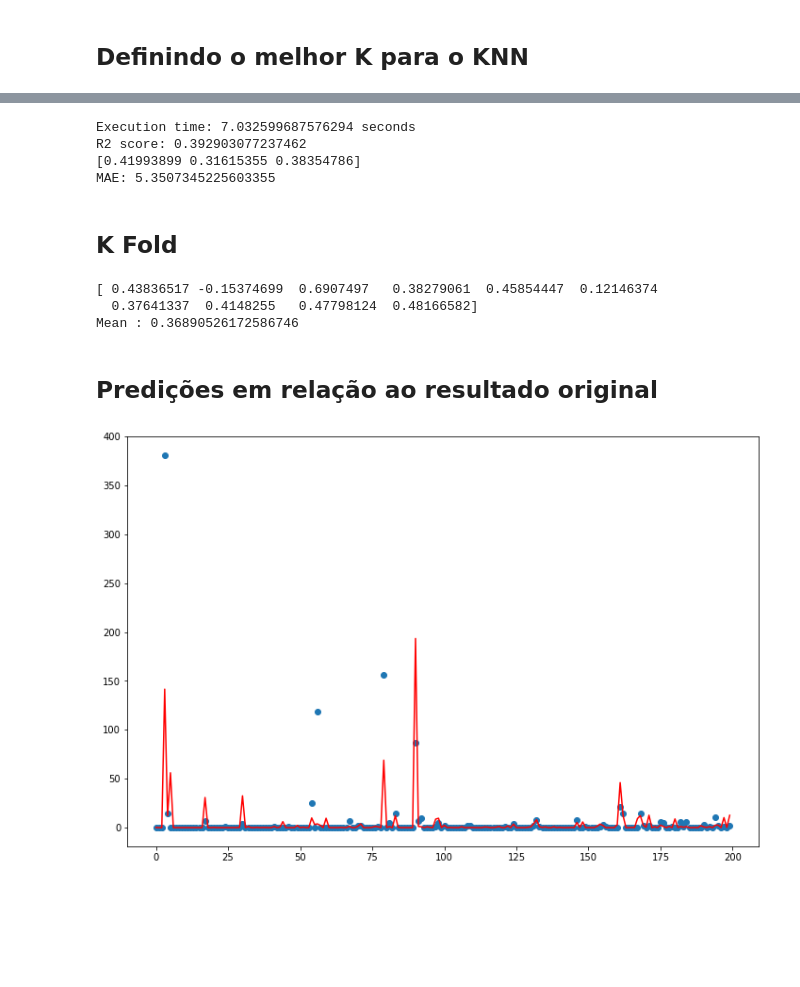
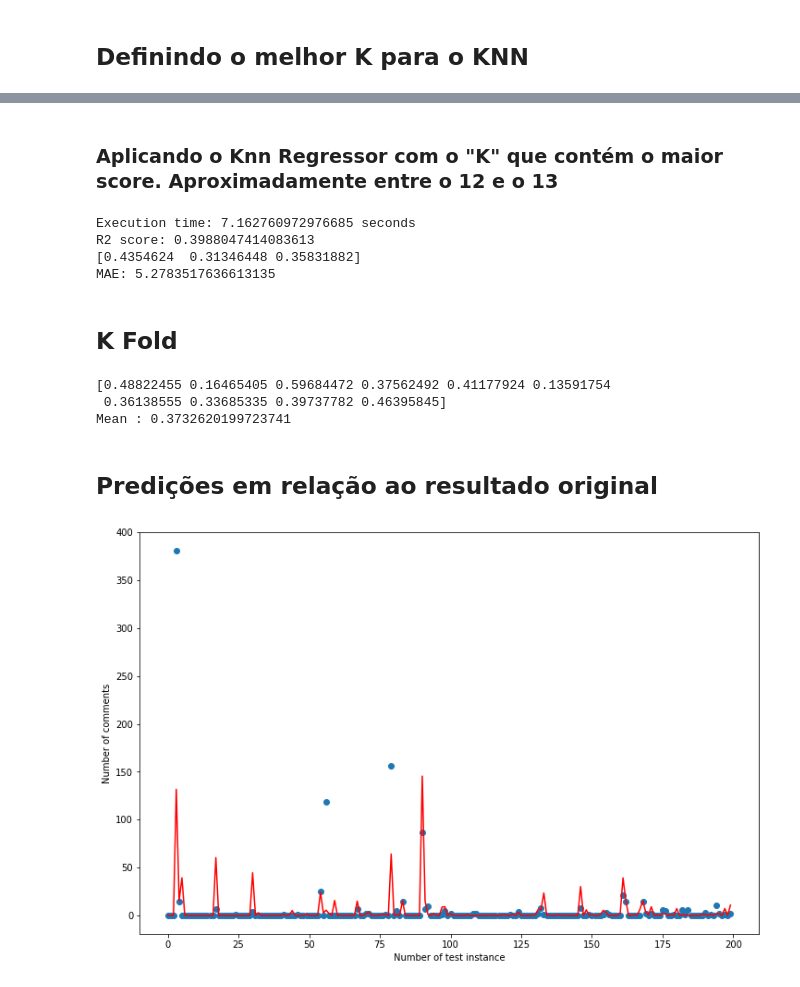
Before and after one commit to Machine-Learning-FGA/BlogFeedback, a Jupyter notebook: models/withextratrees/ExtraTrees + KnnRegressor.ipynb, the cells around one changed output, grey strips where cells are left out. Saved outputs shown, nothing was run; the diff lists cells and outputs as text; code cells hidden in the pictures; blank space fills up the shorter version.

```diff
--- a/models/withextratrees/ExtraTrees + KnnRegressor.ipynb
+++ b/models/withextratrees/ExtraTrees + KnnRegressor.ipynb
@@ -59,3 +74,5 @@ Max of list 0.3800682466924493
+# %% [markdown]
+### Aplicando o Knn Regressor com o "K" que contém o maior score. Aproximadamente entre o 12 e o 13
 # %%
 from sklearn.neighbors import KNeighborsRegressor
 from sklearn.metrics import mean_absolute_error
@@ -64,7 +81,7 @@ import time
 
 init = time.time()
 
-neigh = KNeighborsRegressor(n_neighbors=9)
+neigh = KNeighborsRegressor(n_neighbors=13)
 neigh.fit(x_train, y_train)
 y_pred = neigh.predict(x_test)
 cv = cross_val_score(neigh,x_test, y_test,scoring='r2')
@@ -76,10 +93,10 @@ print('R2 score: {}'.format(neigh_score))
 print(cv)
 print('MAE: {}'.format(mae))
 # %% [output]
-Execution time: 7.032599687576294 seconds
-R2 score: 0.392903077237462
-[0.41993899 0.31615355 0.38354786]
-MAE: 5.3507345225603355
+Execution time: 7.162760972976685 seconds
+R2 score: 0.3988047414083613
+[0.4354624  0.31346448 0.35831882]
+MAE: 5.2783517636613135
 # %% [markdown]
 ## K Fold
 # %%
@@ -91,20 +108,22 @@ print(scores)
 hite_rate = np.mean(scores)
 print("Mean : " + str(hite_rate))
 # %% [output]
-[ 0.43836517 -0.15374699  0.6907497   0.38279061  0.45854447  0.12146374
-  0.37641337  0.4148255   0.47798124  0.48166582]
-Mean : 0.36890526172586746
+[0.48822455 0.16465405 0.59684472 0.37562492 0.41177924 0.13591754
+ 0.36138555 0.33685335 0.39737782 0.46395845]
+Mean : 0.3732620199723741
 # %% [markdown]
 ## Predições em relação ao resultado original
 # %%
 import matplotlib.pyplot as plt
 import matplotlib as mpl
 
 x = np.arange(200)
 mpl.rcParams['figure.figsize'] = (12, 8)
 
 plt.scatter(x, y_test[:200])
 plt.plot(x, y_pred[:200], color='red')
+plt.xlabel('Number of test instance') # Set x label
+plt.ylabel('Number of comments') # Set y label
 plt.show()
 # %% [output]
-[figure, old version]
+[figure, new version]
```
Also changed, not shown: parts of 4 cells of this notebook, 7 other files.
